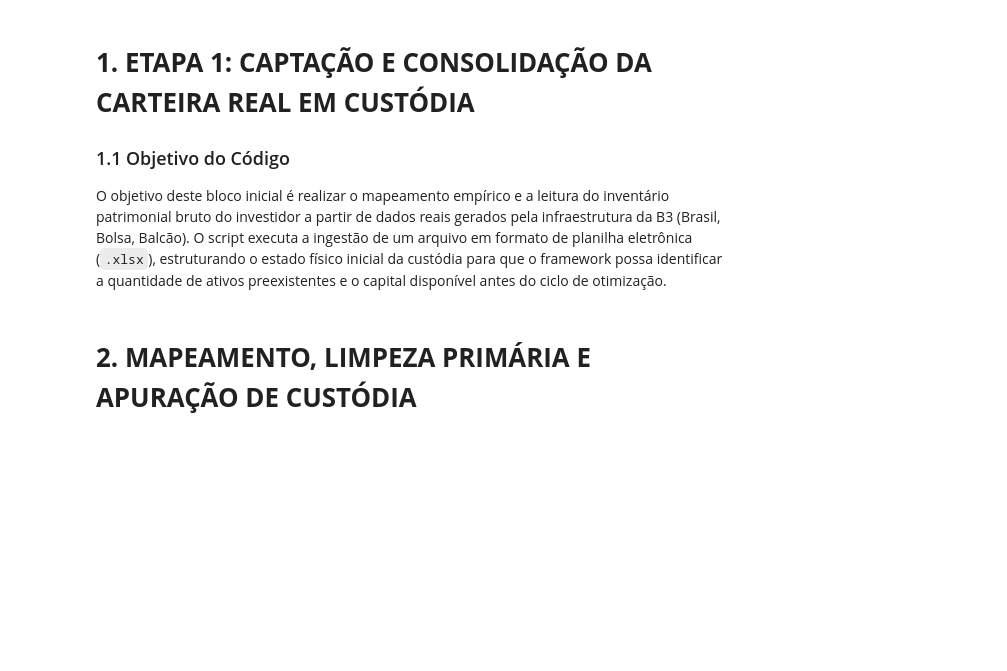
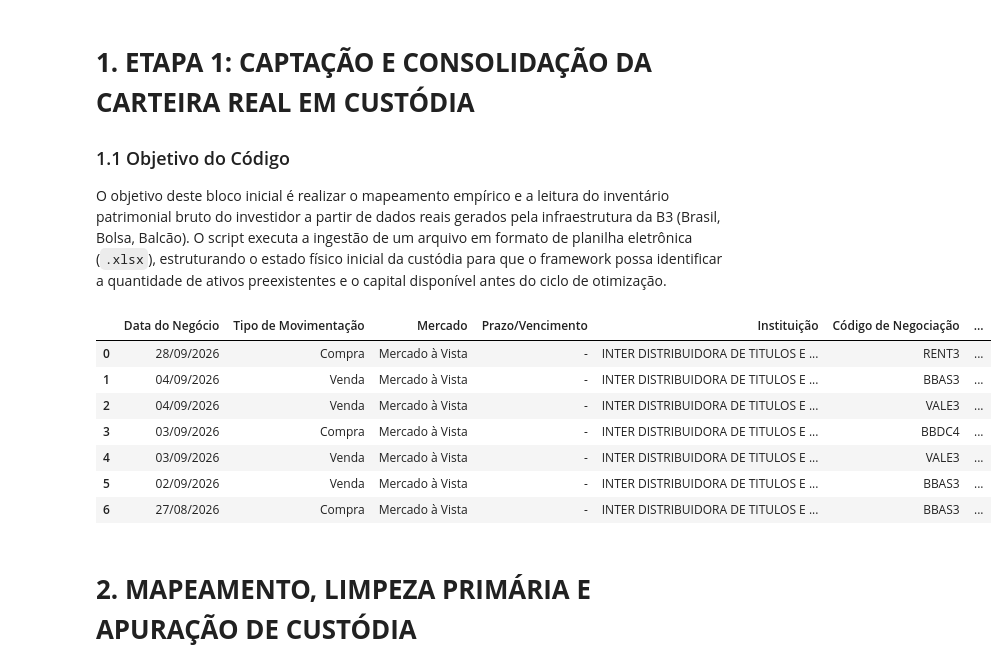
Before and after one commit to uervitonsantos/Otimizacao-Carteiras-Investimentos-Com-Rebalanceamentos, a Jupyter notebook: Otimização_de_Carteiras_de_Investimentos_com_Rebalanceamentos.ipynb, the cells around one changed output. Drawn from its saved outputs; the diff is of its cells as text; code cells hidden in the pictures; blank space fills up the shorter version.

```diff
--- a/Otimização_de_Carteiras_de_Investimentos_com_Rebalanceamentos.ipynb
+++ b/Otimização_de_Carteiras_de_Investimentos_com_Rebalanceamentos.ipynb
@@ -105,12 +107,21 @@ O objetivo deste bloco inicial é realizar o mapeamento empírico e a leitura do
 # %%
 # ==============================================================================
 # ETAPA 1: CAPTAÇÃO E CONSOLIDAÇÃO DA CARTEIRA REAL EM CUSTÓDIA
 # ==============================================================================
 
 # 1. Carregar os dados reais extraídos da B3
-file_path_real = '/content/negociacao-2026-07-02-15-07-13.xlsx'
+file_path_real = '/content/drive/MyDrive/datasets/negociacao-simulacao-ganhos-30pct-max40pct-2022-2026.xlsx'
 df_real = pd.read_excel(file_path_real)
 display(df_real.head(7))
+# %% [output]
+|  | Data do Negócio | Tipo de Movimentação | Mercado | Prazo/Vencimento | Instituição | Código de Negociação | ... |
+| 0 | 28/09/2026 | Compra | Mercado à Vista | - | INTER DISTRIBUIDORA DE TITULOS E ... | RENT3 | ... |
+| 1 | 04/09/2026 | Venda | Mercado à Vista | - | INTER DISTRIBUIDORA DE TITULOS E ... | BBAS3 | ... |
+| 2 | 04/09/2026 | Venda | Mercado à Vista | - | INTER DISTRIBUIDORA DE TITULOS E ... | VALE3 | ... |
+| 3 | 03/09/2026 | Compra | Mercado à Vista | - | INTER DISTRIBUIDORA DE TITULOS E ... | BBDC4 | ... |
+| 4 | 03/09/2026 | Venda | Mercado à Vista | - | INTER DISTRIBUIDORA DE TITULOS E ... | VALE3 | ... |
+| 5 | 02/09/2026 | Venda | Mercado à Vista | - | INTER DISTRIBUIDORA DE TITULOS E ... | BBAS3 | ... |
+| 6 | 27/08/2026 | Compra | Mercado à Vista | - | INTER DISTRIBUIDORA DE TITULOS E ... | BBAS3 | ... |
 # %% [markdown]
 # **2. MAPEAMENTO, LIMPEZA PRIMÁRIA E APURAÇÃO DE CUSTÓDIA**
 # %% [markdown]
```
Also changed, not shown: parts of 25 cells of this notebook.
